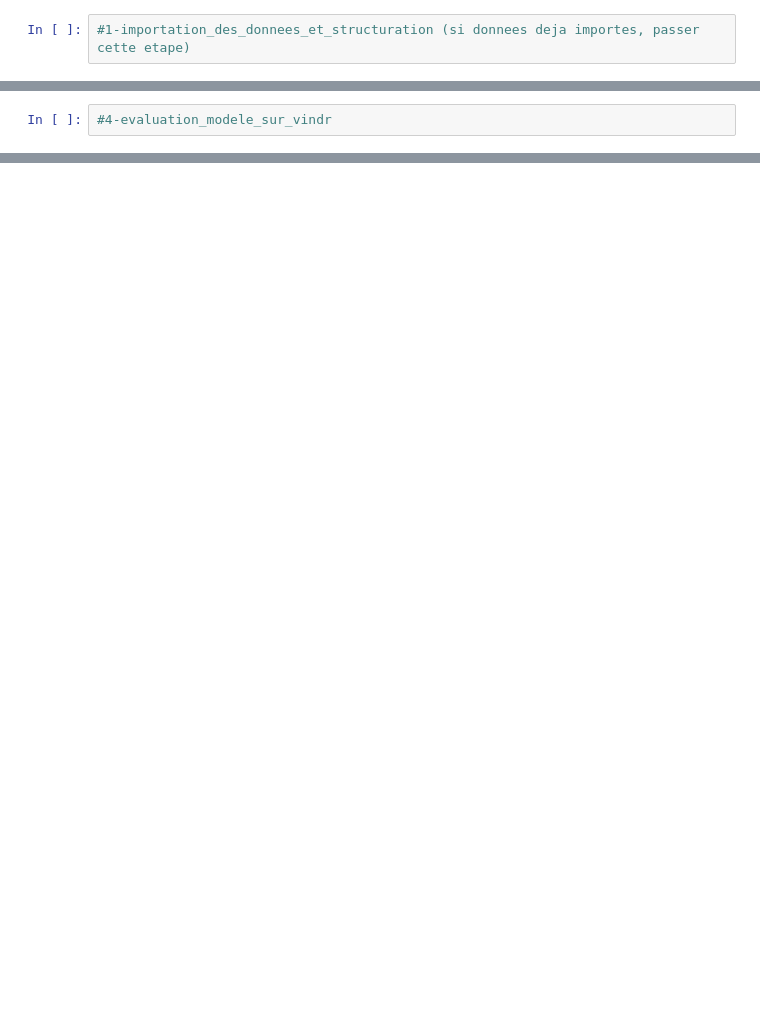
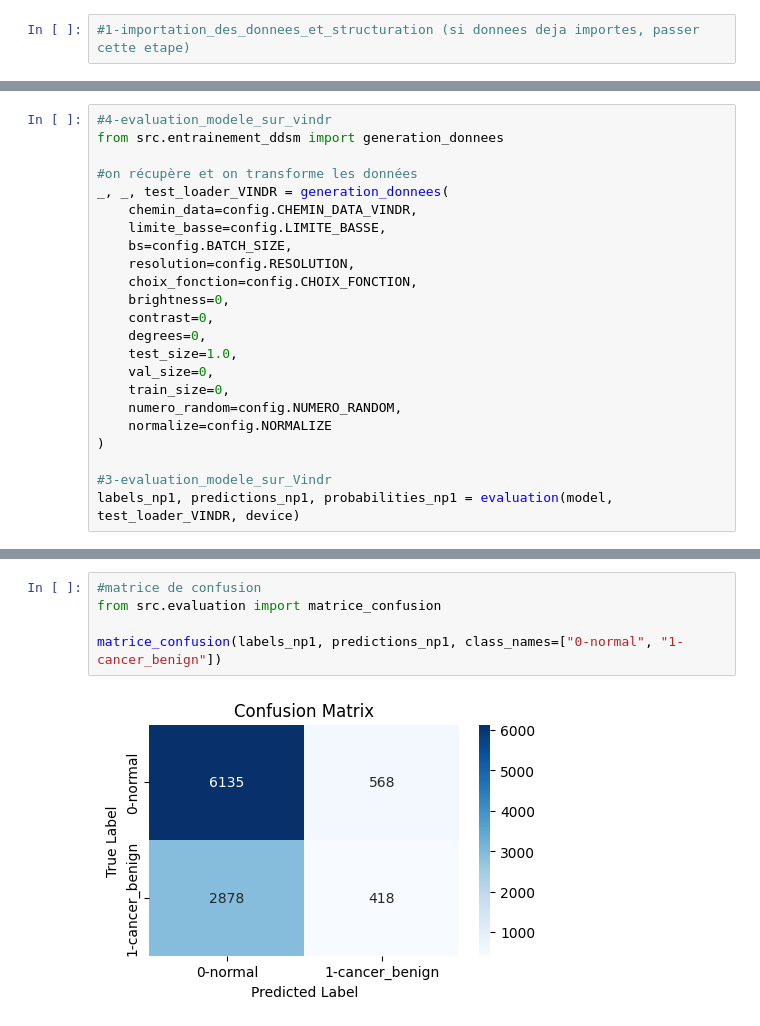
Before and after one commit to diabitbol/ot-domain-adaptation-mammography, a Jupyter notebook: projet/main.ipynb, the cells around one changed output, grey strips where cells are left out. Saved outputs shown, nothing was run; the diff lists cells and outputs as text; blank space fills up the shorter version.

```diff
--- a/projet/main.ipynb
+++ b/projet/main.ipynb
@@ -128,2 +200,23 @@ RuntimeError: The NVIDIA driver on your system is too old (found version 12090).
 # %%
 #4-evaluation_modele_sur_vindr
+from src.entrainement_ddsm import generation_donnees
+
+#on récupère et on transforme les données
+_, _, test_loader_VINDR = generation_donnees(
+    chemin_data=config.CHEMIN_DATA_VINDR,
+    limite_basse=config.LIMITE_BASSE,
+    bs=config.BATCH_SIZE,
+    resolution=config.RESOLUTION,
+    choix_fonction=config.CHOIX_FONCTION,
+    brightness=0,
+    contrast=0,
+    degrees=0,
+    test_size=1.0,
+    val_size=0,
+    train_size=0,
+    numero_random=config.NUMERO_RANDOM,
+    normalize=config.NORMALIZE
+)
+
+#3-evaluation_modele_sur_Vindr
+labels_np1, predictions_np1, probabilities_np1 = evaluation(model, test_loader_VINDR, device)
@@ -129,0 +231,7 @@ RuntimeError: The NVIDIA driver on your system is too old (found version 12090).
+# %%
+#matrice de confusion
+from src.evaluation import matrice_confusion
+
+matrice_confusion(labels_np1, predictions_np1, class_names=["0-normal", "1-cancer_benign"])
+# %% [output]
+[figure, added]
```
Also changed, not shown: parts of 34 cells of this notebook, 6 other files.
